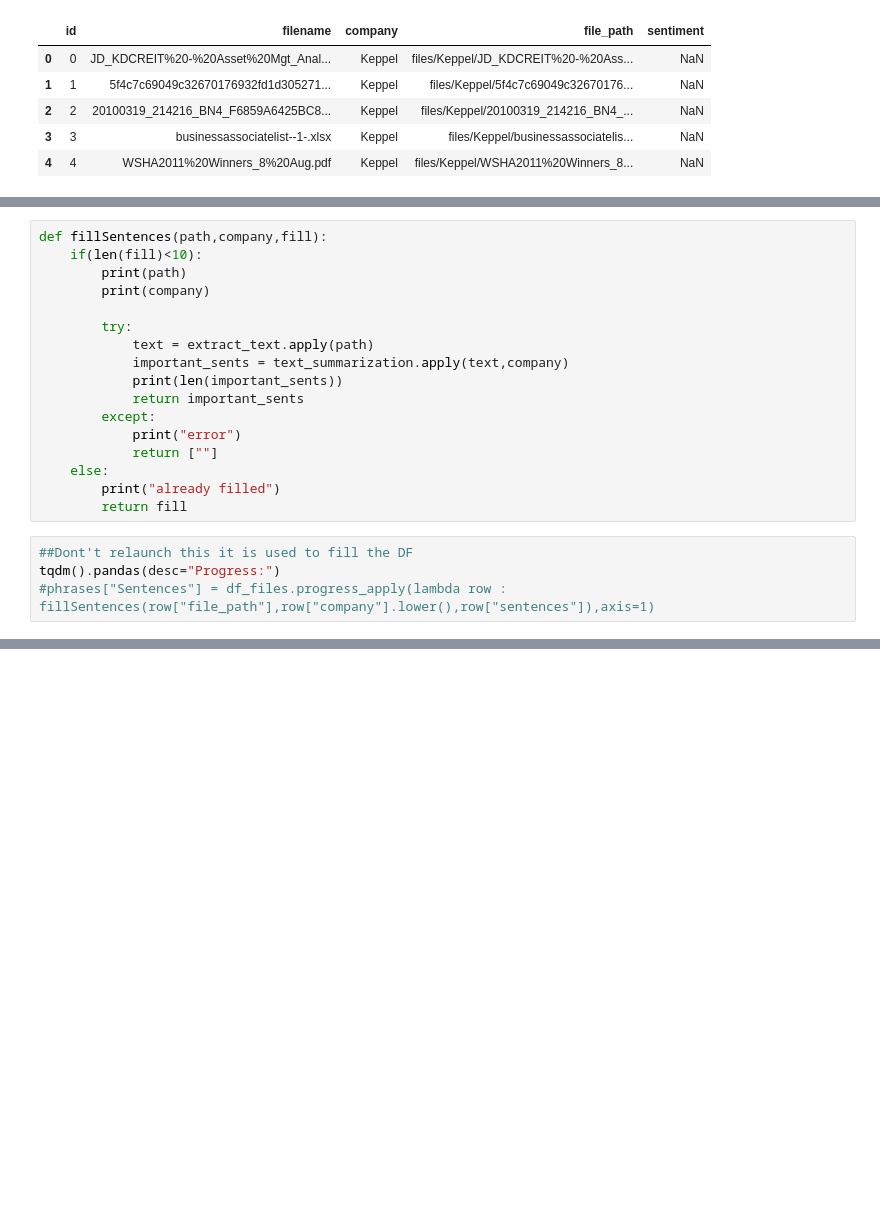
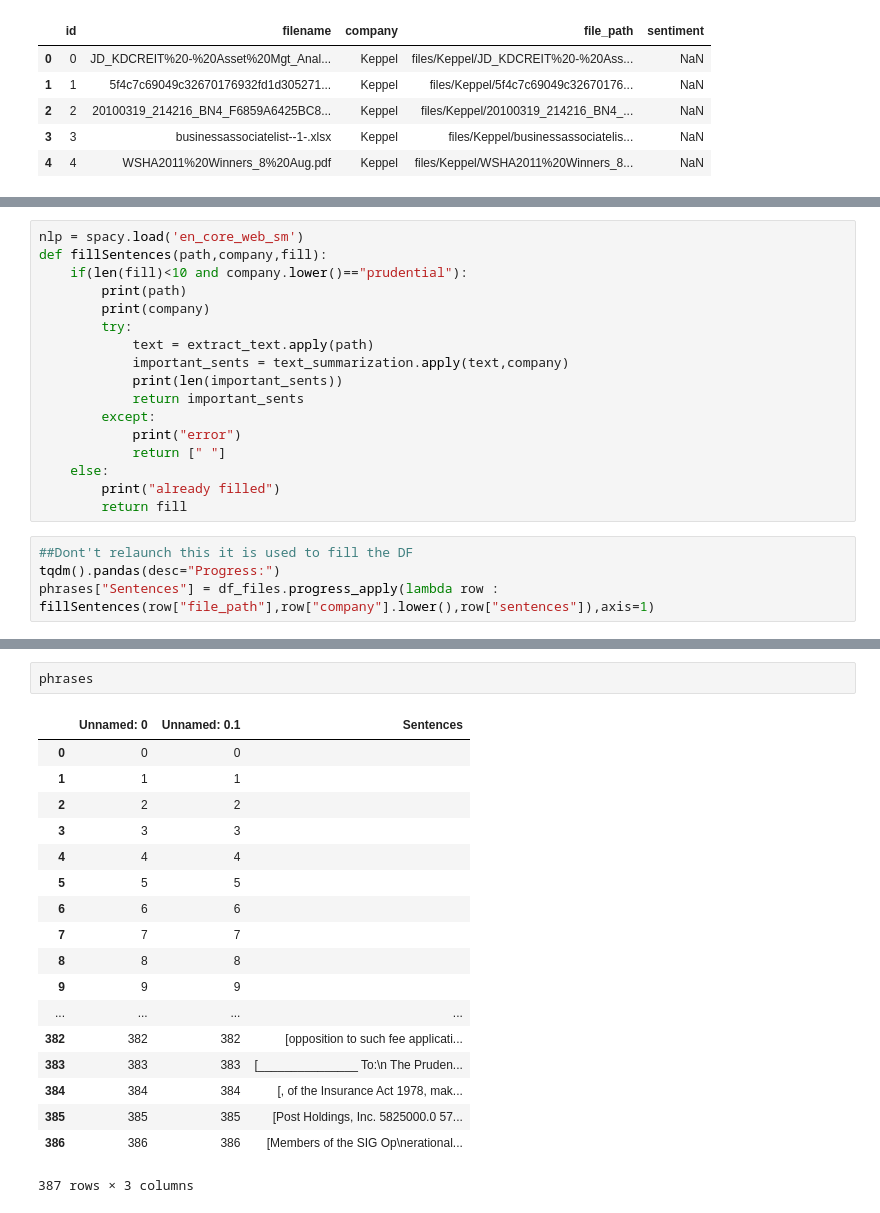
Before and after one commit to cgallay/KaggleDathena, a Jupyter notebook: DataFrameCreation.ipynb, the cells around one changed output, grey strips where cells are left out. Cells and saved outputs as stored; diff of their text form; blank space fills up the shorter version.

```diff
--- a/DataFrameCreation.ipynb
+++ b/DataFrameCreation.ipynb
@@ -58,9 +41,9 @@ df_files
 # %%
+nlp = spacy.load('en_core_web_sm')
 def fillSentences(path,company,fill):
-    if(len(fill)<10):
+    if(len(fill)<10 and company.lower()=="prudential"):
         print(path)
         print(company)
-
         try:
             text = extract_text.apply(path)
             important_sents = text_summarization.apply(text,company)
@@ -68,11 +51,11 @@ def fillSentences(path,company,fill):
             return important_sents
         except:
             print("error")
-            return [""]
+            return [" "]
     else:
         print("already filled")
         return fill
 # %%
 ##Dont't relaunch this it is used to fill the DF
 tqdm().pandas(desc="Progress:")
-#phrases["Sentences"] = df_files.progress_apply(lambda row : fillSentences(row["file_path"],row["company"].lower(),row["sentences"]),axis=1)
+phrases["Sentences"] = df_files.progress_apply(lambda row : fillSentences(row["file_path"],row["company"].lower(),row["sentences"]),axis=1)
@@ -78,0 +104,21 @@ tqdm().pandas(desc="Progress:")
+# %%
+phrases
+# %% [output]
+|  | Unnamed: 0 | Unnamed: 0.1 | Sentences |
+| 0 | 0 | 0 |  |
+| 1 | 1 | 1 |  |
+| 2 | 2 | 2 |  |
+| 3 | 3 | 3 |  |
+| 4 | 4 | 4 |  |
+| 5 | 5 | 5 |  |
+| 6 | 6 | 6 |  |
+| 7 | 7 | 7 |  |
+| 8 | 8 | 8 |  |
+| 9 | 9 | 9 |  |
+| ... | ... | ... | ... |
+| 382 | 382 | 382 | [opposition to such fee applicati... |
+| 383 | 383 | 383 | [_______________ To:\n The Pruden... |
+| 384 | 384 | 384 | [, of the Insurance Act 1978, mak... |
+| 385 | 385 | 385 | [Post Holdings, Inc. 5825000.0 57... |
+| 386 | 386 | 386 | [Members of the SIG Op\nerational... |
+387 rows × 3 columns
```
Also changed, not shown: parts of 17 cells of this notebook, 11 other files.
